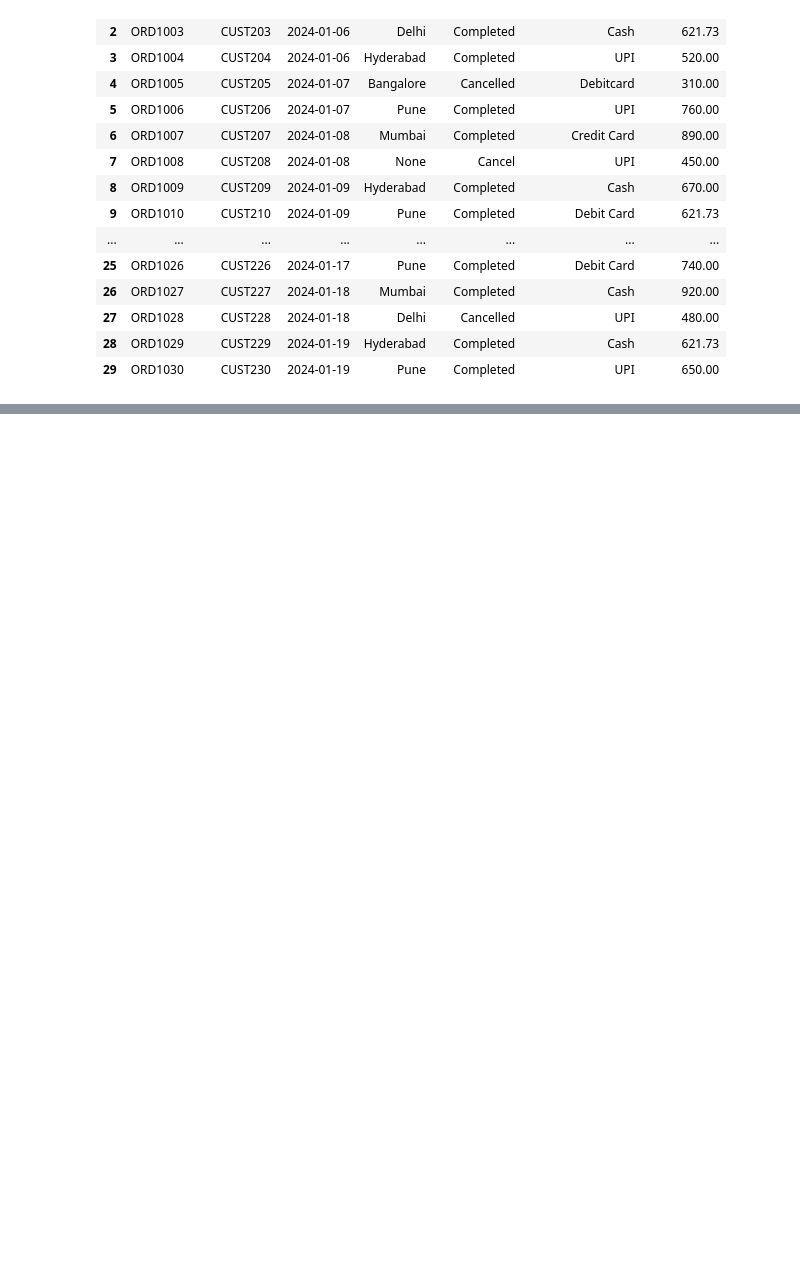
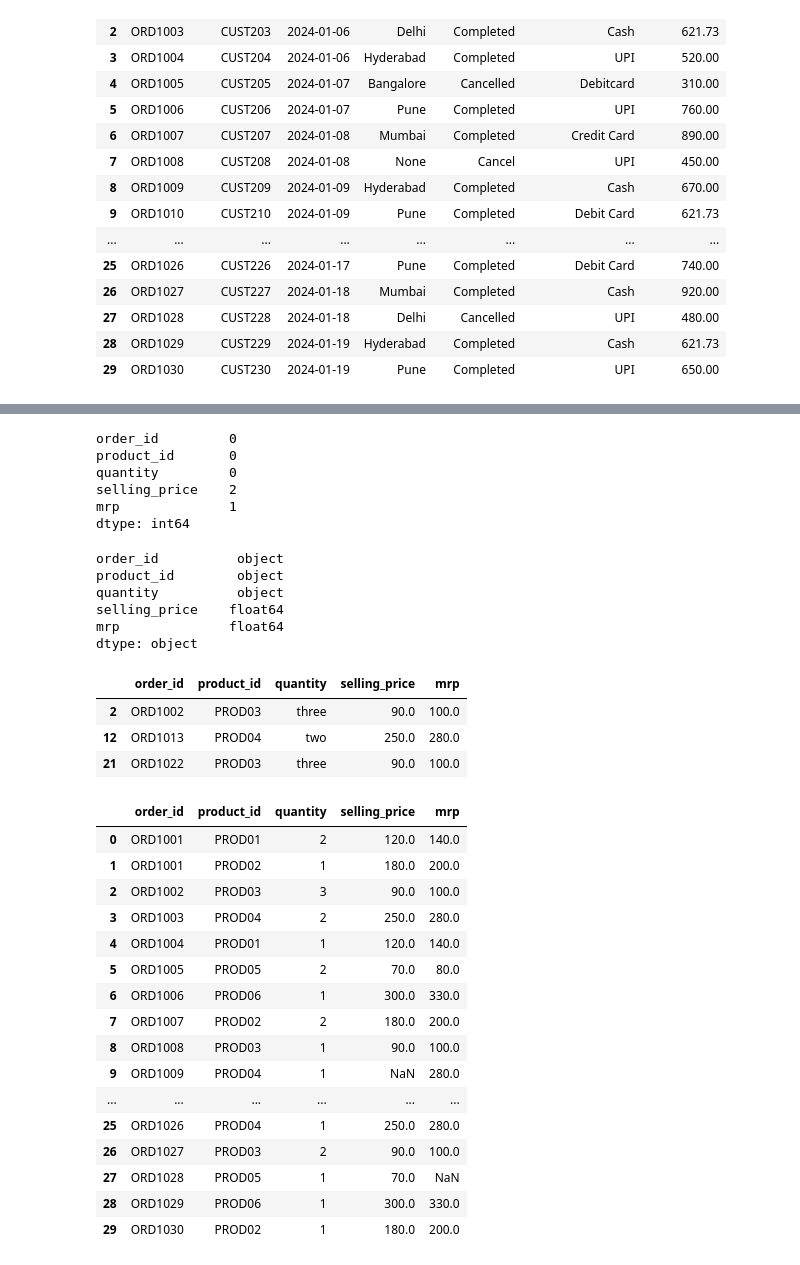
Before and after one commit to mahendra-jain/QuickKart-Business-Performance-Customer-Retention-Analysis, a Jupyter notebook: cleaning.ipynb, the cells around one changed output, grey strips where cells are left out. Saved outputs shown, nothing was run; the diff lists cells and outputs as text; code cells hidden in the pictures; blank space fills up the shorter version.

```diff
--- a/cleaning.ipynb
+++ b/cleaning.ipynb
@@ -185,0 +188,3 @@ order_dt.to_csv('cleaned data/order.csv',index=False)
+# %%
+order_items_dt = pd.read_csv("raw data/order_items.csv")
+order_items_dt.head(10)
@@ -185,0 +203,47 @@ order_dt.to_csv('cleaned data/order.csv',index=False)
+# %%
+order_items_dt.isna().sum()
+# %% [output]
+order_id         0
+product_id       0
+quantity         0
+selling_price    2
+mrp              1
+dtype: int64
+# %%
+order_items_dt.dtypes
+# %% [output]
+order_id          object
+product_id        object
+quantity          object
+selling_price    float64
+mrp              float64
+dtype: object
+# %%
+order_items_dt[order_items_dt['quantity'].str.len() >=3]
+# %% [output]
+|  | order_id | product_id | quantity | selling_price | mrp |
+| 2 | ORD1002 | PROD03 | three | 90.0 | 100.0 |
+| 12 | ORD1013 | PROD04 | two | 250.0 | 280.0 |
+| 21 | ORD1022 | PROD03 | three | 90.0 | 100.0 |
+# %%
+order_items_dt['quantity'] = order_items_dt['quantity'].str.replace('three','3').str.replace('two','2').str.replace('-','')
+# %%
+order_items_dt
+# %% [output]
+|  | order_id | product_id | quantity | selling_price | mrp |
+| 0 | ORD1001 | PROD01 | 2 | 120.0 | 140.0 |
+| 1 | ORD1001 | PROD02 | 1 | 180.0 | 200.0 |
+| 2 | ORD1002 | PROD03 | 3 | 90.0 | 100.0 |
+| 3 | ORD1003 | PROD04 | 2 | 250.0 | 280.0 |
+| 4 | ORD1004 | PROD01 | 1 | 120.0 | 140.0 |
+| 5 | ORD1005 | PROD05 | 2 | 70.0 | 80.0 |
+| 6 | ORD1006 | PROD06 | 1 | 300.0 | 330.0 |
+| 7 | ORD1007 | PROD02 | 2 | 180.0 | 200.0 |
+| 8 | ORD1008 | PROD03 | 1 | 90.0 | 100.0 |
+| 9 | ORD1009 | PROD04 | 1 | NaN | 280.0 |
+| ... | ... | ... | ... | ... | ... |
+| 25 | ORD1026 | PROD04 | 1 | 250.0 | 280.0 |
+| 26 | ORD1027 | PROD03 | 2 | 90.0 | 100.0 |
+| 27 | ORD1028 | PROD05 | 1 | 70.0 | NaN |
+| 28 | ORD1029 | PROD06 | 1 | 300.0 | 330.0 |
+| 29 | ORD1030 | PROD02 | 1 | 180.0 | 200.0 |
```
Also changed, not shown: parts of 53 cells of this notebook.
